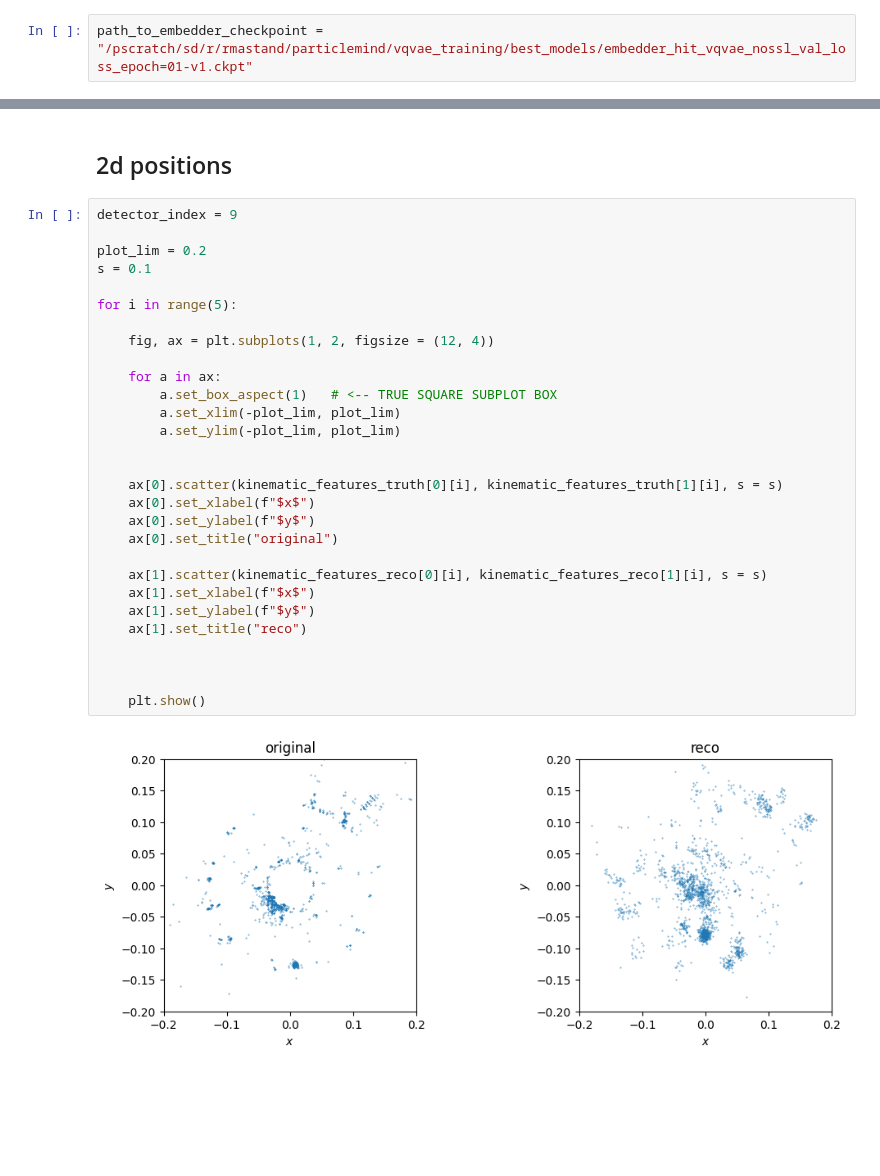
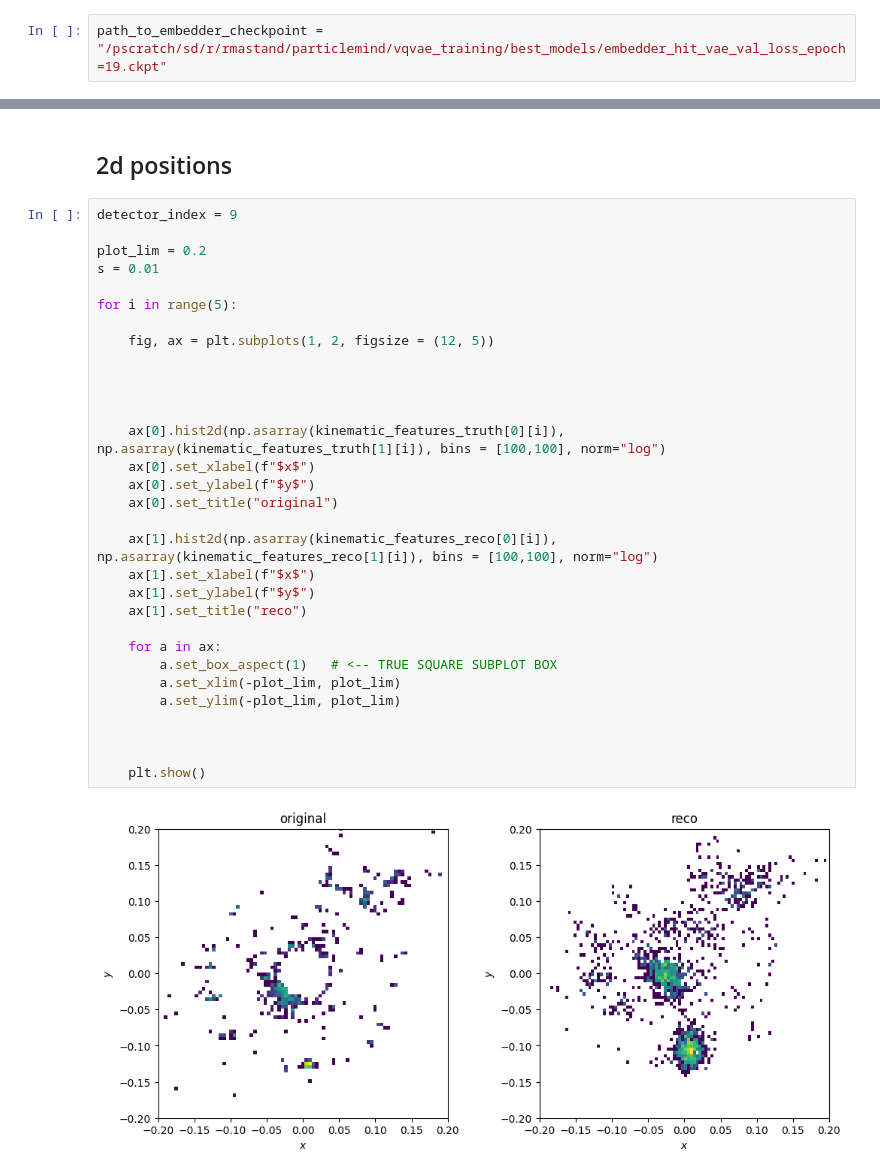
Before and after one commit to erwulff/particlemind, a Jupyter notebook: src/compare_generated_samples_reco_only_augs.ipynb, the cells around one changed output, grey strips where cells are left out. Cells and saved outputs as stored; diff of their text form; blank space fills up the shorter version.

Commit message:
hists

```diff
--- a/src/compare_generated_samples_reco_only_augs.ipynb
+++ b/src/compare_generated_samples_reco_only_augs.ipynb
@@ -39,7 +39,7 @@ elif data_type == "patch":
     collator = CollaterPatch
     loader = CaloPatchDataset
 # %%
-path_to_embedder_checkpoint = "/pscratch/sd/r/rmastand/particlemind/vqvae_training/best_models/embedder_hit_vqvae_nossl_val_loss_epoch=01-v1.ckpt"
+path_to_embedder_checkpoint = "/pscratch/sd/r/rmastand/particlemind/vqvae_training/best_models/embedder_hit_vae_val_loss_epoch=19.ckpt"
 # %% [markdown]
 # Apply embedder to original data
 
@@ -343,31 +333,33 @@ for event_i in range(10):
 # %%
 detector_index = 9
 
 plot_lim = 0.2
-s = 0.1
+s = 0.01
 
 for i in range(5):
 
-    fig, ax = plt.subplots(1, 2, figsize = (12, 4))
+    fig, ax = plt.subplots(1, 2, figsize = (12, 5))
+
+
+
+
+    ax[0].hist2d(np.asarray(kinematic_features_truth[0][i]), np.asarray(kinematic_features_truth[1][i]), bins = [100,100], norm="log")
+    ax[0].set_xlabel(f"$x$")
+    ax[0].set_ylabel(f"$y$")
+    ax[0].set_title("original")
+
+    ax[1].hist2d(np.asarray(kinematic_features_reco[0][i]), np.asarray(kinematic_features_reco[1][i]), bins = [100,100], norm="log")
+    ax[1].set_xlabel(f"$x$")
+    ax[1].set_ylabel(f"$y$")
+    ax[1].set_title("reco")
 
     for a in ax:
         a.set_box_aspect(1)   # <-- TRUE SQUARE SUBPLOT BOX
         a.set_xlim(-plot_lim, plot_lim)
         a.set_ylim(-plot_lim, plot_lim)
 
 
-    ax[0].scatter(kinematic_features_truth[0][i], kinematic_features_truth[1][i], s = s)
-    ax[0].set_xlabel(f"$x$")
-    ax[0].set_ylabel(f"$y$")
-    ax[0].set_title("original")
-
-    ax[1].scatter(kinematic_features_reco[0][i], kinematic_features_reco[1][i], s = s)
-    ax[1].set_xlabel(f"$x$")
-    ax[1].set_ylabel(f"$y$")
-    ax[1].set_title("reco")
-
-
 
     plt.show()
 # %% [output]
-[figure, old version]
+[figure, new version]
```
Also changed, not shown: parts of 6 cells of this notebook, 1 other file.
